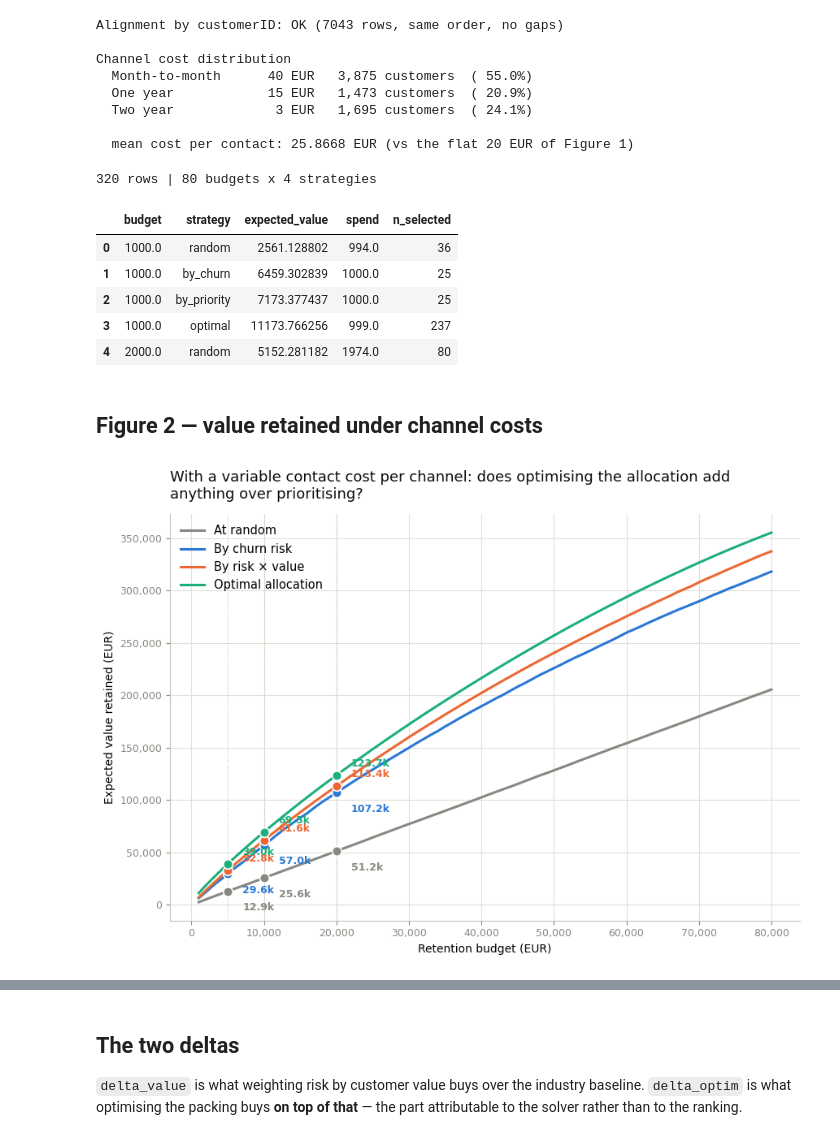
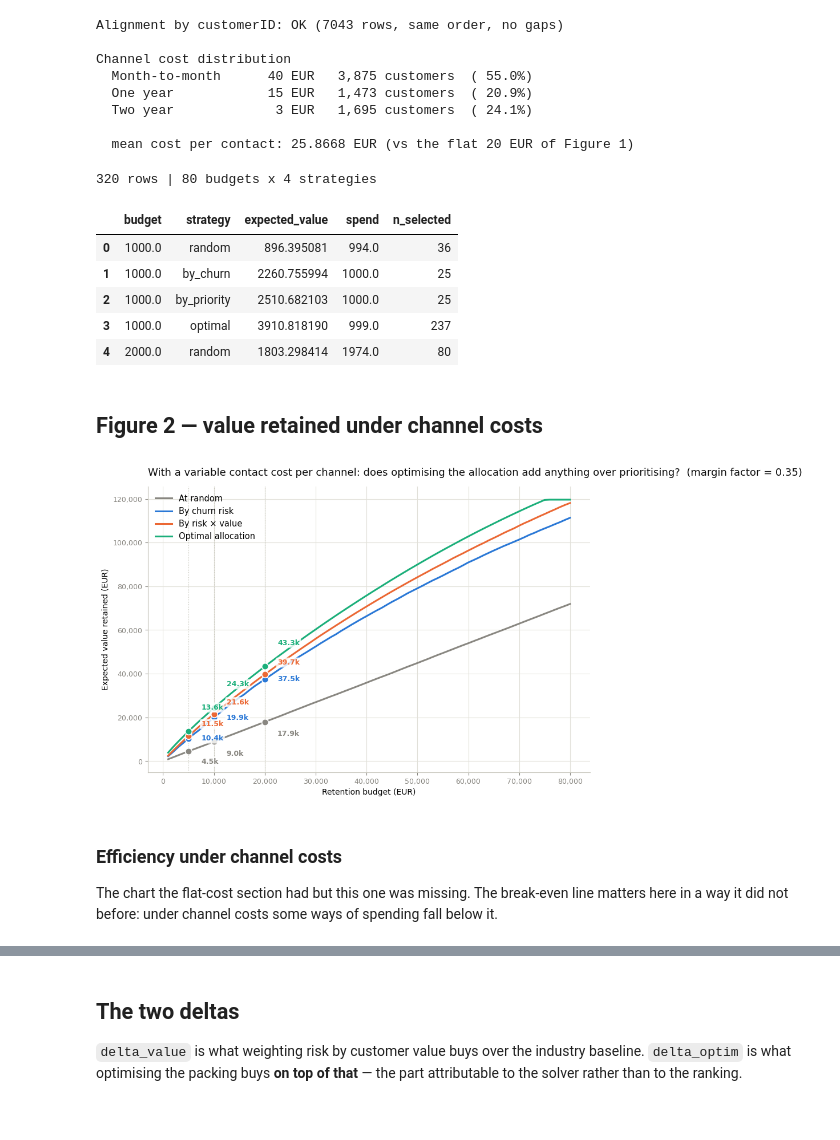
Before and after one commit to Pablomarttinn/Churn-retention-optimizer, a Jupyter notebook: notebooks/05_results.ipynb, the cells around one changed output, grey strips where cells are left out. Cells and saved outputs as stored; diff of their text form; code cells hidden in the pictures.

Commit message:
final changes and figure edits for visibility

```diff
--- a/notebooks/05_results.ipynb
+++ b/notebooks/05_results.ipynb
@@ -373,57 +345,43 @@ strategies_het = {
     'optimal': strategy_optimal,
 }
 
-df_het = sweep_strategies(p, m, budgets, strategies_het, cost=cost_vector, n_seeds=30)
+df_het = sweep_strategies(p, m, budgets, strategies_het, cost=cost_vector,
+                          n_seeds=30, margin_factor=MF)
 
 print(f'{len(df_het)} rows | {len(budgets)} budgets x {len(strategies_het)} strategies')
 df_het.head()
 # %% [output]
 320 rows | 80 budgets x 4 strategies
 |  | budget | strategy | expected_value | spend | n_selected |
-| 0 | 1000.0 | random | 2561.128802 | 994.0 | 36 |
-| 1 | 1000.0 | by_churn | 6459.302839 | 1000.0 | 25 |
-| 2 | 1000.0 | by_priority | 7173.377437 | 1000.0 | 25 |
-| 3 | 1000.0 | optimal | 11173.766256 | 999.0 | 237 |
-| 4 | 2000.0 | random | 5152.281182 | 1974.0 | 80 |
+| 0 | 1000.0 | random | 896.395081 | 994.0 | 36 |
+| 1 | 1000.0 | by_churn | 2260.755994 | 1000.0 | 25 |
+| 2 | 1000.0 | by_priority | 2510.682103 | 1000.0 | 25 |
+| 3 | 1000.0 | optimal | 3910.818190 | 999.0 | 237 |
+| 4 | 2000.0 | random | 1803.298414 | 1974.0 | 80 |
 # %% [markdown]
 ## Figure 2 — value retained under channel costs
 # %%
 LABELS_HET = {
     'random': 'At random',
     'by_churn': 'By churn risk',
     'by_priority': 'By risk \u00d7 value',
     'optimal': 'Optimal allocation',
 }
 COLORS_HET = {**COLORS, 'optimal': '#1baf7a'}
 
-fig, ax = plt.subplots(figsize=(10, 6.5))
-
-for key, label in LABELS_HET.items():
-    d = df_het[df_het.strategy == key]
-    ax.plot(d.budget, d.expected_value, color=COLORS_HET[key], linewidth=2.2,
-            label=label, zorder=2)
-
-    marks = d[d.budget.isin(HIGHLIGHTS)]
-    ax.scatter(marks.budget, marks.expected_value, s=70, color=COLORS_HET[key],
-               zorder=3, edgecolor='white', linewidth=1.2)
-    for _, r in marks.iterrows():
-        ax.annotate(f'{r.expected_value / 1000:,.1f}k',
-                    xy=(r.budget, r.expected_value),
-                    xytext=(13, 8) if key in ('optimal', 'by_priority') else (13, -17),
-                    textcoords='offset points', fontsize=9,
-                    color=COLORS_HET[key], fontweight='bold')
-
-for b in HIGHLIGHTS:
-    ax.axvline(b, color='#c3c2b7', linewidth=0.8, linestyle=':', zorder=1)
-
-style_money_axes(ax, 'Expected value retained (EUR)')
-ax.set_title('With a variable contact cost per channel: does optimising the '
-             'allocation add\nanything over prioritising?',
-             fontsize=13, loc='left', pad=14, color='#0b0b0b')
-ax.legend(loc='upper left', frameon=False, fontsize=10.5)
-
-fig.savefig(FIGURES_PATH + 'value_vs_budget_channelcost.png', dpi=150,
-            bbox_inches='tight')
+plot_value_curve(
+    df_het, MF, LABELS_HET,
+    budget_markers=HIGHLIGHTS,
+    title='With a variable contact cost per channel: does optimising the '
+          'allocation add anything over prioritising?',
+    savepath=FIGURES_PATH + 'value_vs_budget_channelcost.png',
+)
 plt.show()
 # %% [output]
-[figure, old version]
+[figure, new version]
+# %% [markdown]
+### Efficiency under channel costs
+
+The chart the flat-cost section had but this one was missing. The break-even
+line matters here in a way it did not before: under channel costs some ways of
+spending fall below it.
```
Also changed, not shown: parts of 13 cells of this notebook, 5 other files.
